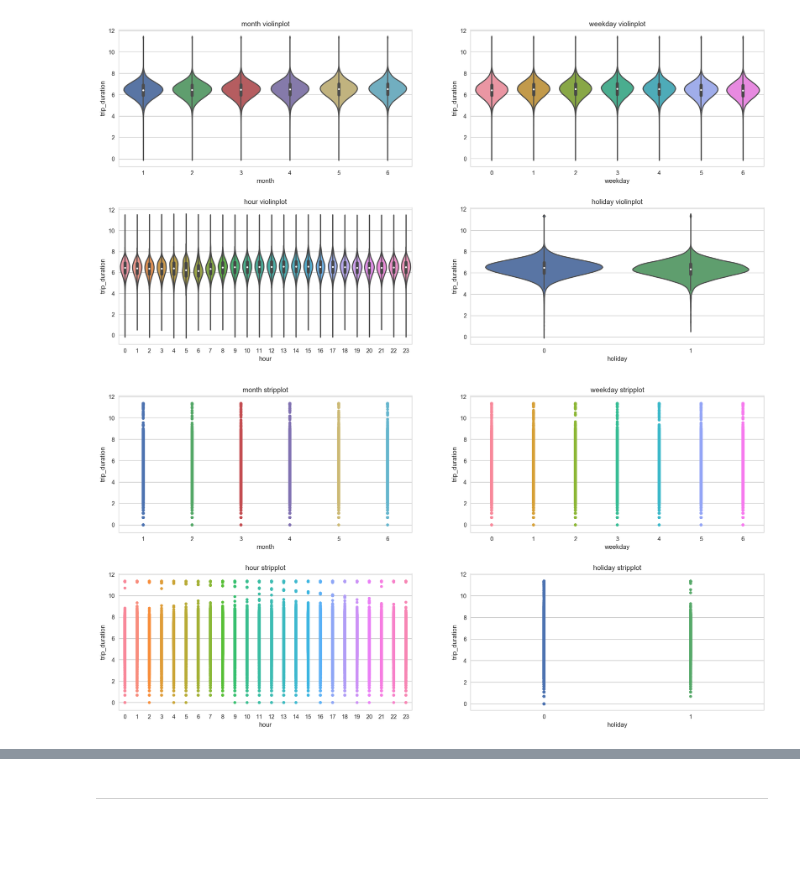
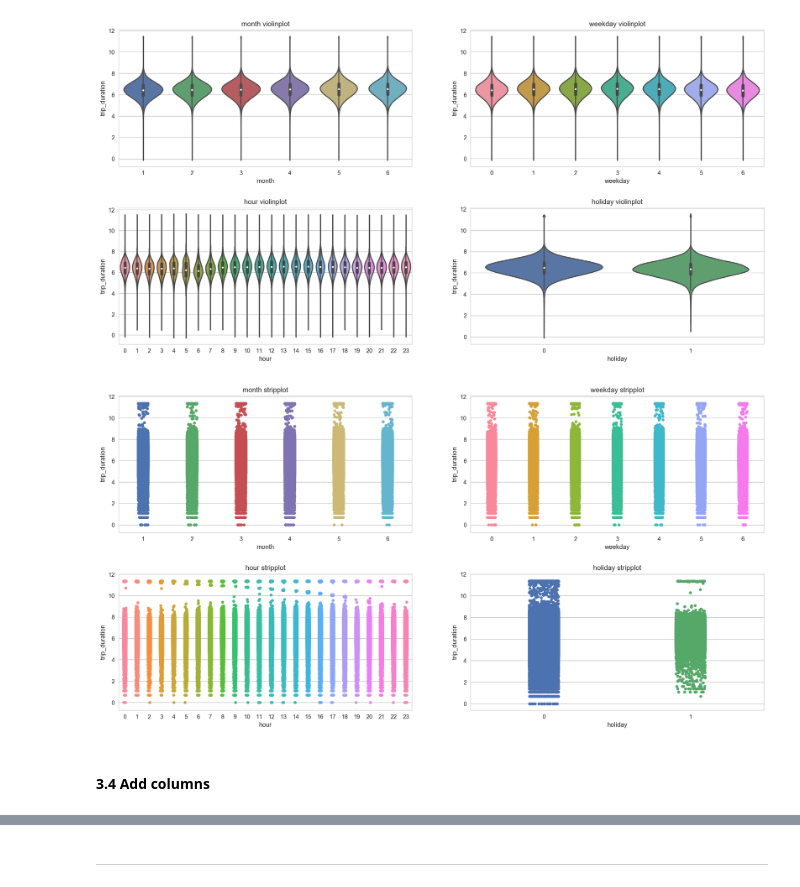
Before and after one commit to Romanism/Project, a Jupyter notebook: 01_New York City Taxi Trip Duration/01_EDA.ipynb, the cells around one changed output, grey strips where cells are left out. Saved outputs shown, nothing was run; the diff lists cells and outputs as text; code cells hidden in the pictures; blank space fills up the shorter version.

```diff
--- a/01_New York City Taxi Trip Duration/01_EDA.ipynb
+++ b/01_New York City Taxi Trip Duration/01_EDA.ipynb
@@ -138,7 +154,7 @@ subplots_adjust(hspace = 0.3)
 for i in range(3):
     plt.subplot(1, 3, i+1)
     sns.barplot(x = train[train.columns[i]], y = train['trip_duration'])
-    plt.title('{} countplot'.format(train.columns[i]))
+    plt.title('{} barplot'.format(train.columns[i]))
 # %% [output]
 [figure]
 # %%
@@ -198,3 +214,11 @@ for i in range(3, 6+1):
     plt.title('{} boxplot'.format(train.columns[i]))
 # %% [output]
 [figure]
+# %%
+# feature distplot
+plt.figure(figsize=(20, 4))
+
+for i in range(3, 6+1):
+    plt.subplot(1, 4, i-2)
+    sns.distplot(train[train.columns[i]].values, axlabel = train.columns[i])
+    plt.title('{} distplot'.format(train.columns[i]))
@@ -243,11 +276,13 @@ for i in range(10, 13+1):
 # %%
 # feature stripplot
 plt.figure(figsize=(20, 10))
 subplots_adjust(hspace = 0.3)
 
 for i in range(10, 13+1):
     plt.subplot(2, 2, i-9)
-    sns.stripplot(x = train[train.columns[i]], y = train['trip_duration'])
+    sns.stripplot(x = train[train.columns[i]], y = train['trip_duration'], jitter = True)
     plt.title('{} stripplot'.format(train.columns[i]))
 # %% [output]
-[figure, old version]
+[figure, new version]
+# %% [markdown]
+#### 3.4 Add columns
```
Also changed, not shown: parts of 16 cells of this notebook, 8 other files.
